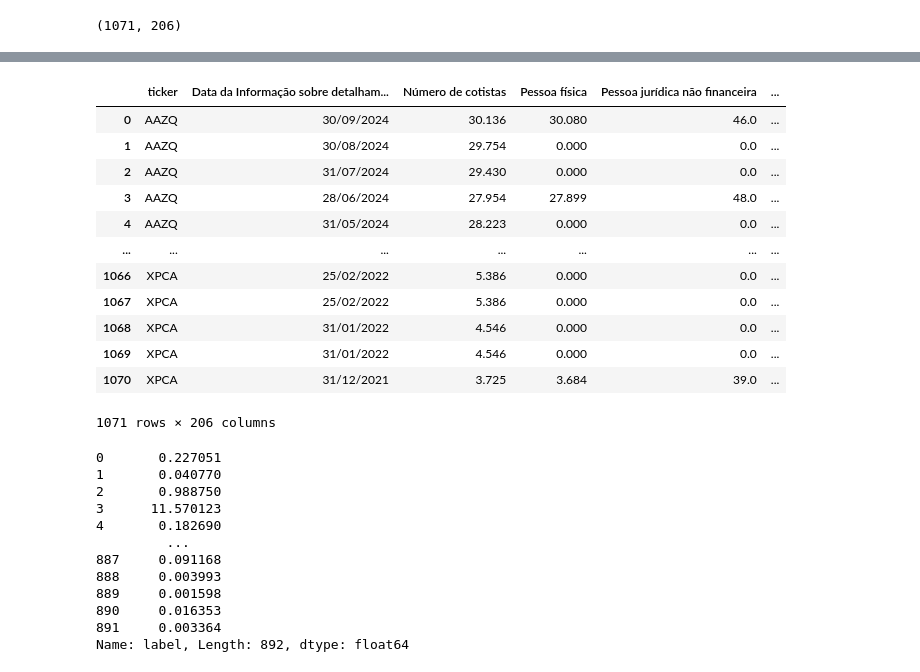
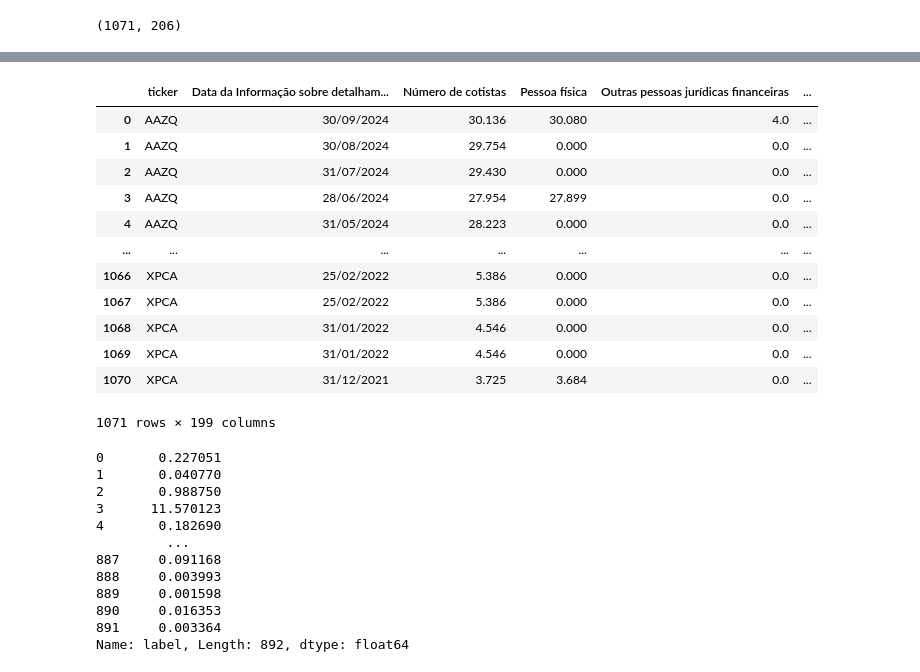
Before and after one commit to ErikMaia/tcc, a Jupyter notebook: src/analisys.ipynb, the cells around one changed output, grey strips where cells are left out. Cells and saved outputs as stored; diff of their text form; code cells hidden in the pictures.

Commit message:
fix: drop duplicate

```diff
--- a/src/analisys.ipynb
+++ b/src/analisys.ipynb
@@ -639,19 +637,19 @@ final[final.isna()] = 0
-# %%
-final
-# %% [output]
-|  | ticker | Data da Informação sobre detalham... | Número de cotistas | Pessoa física | Pessoa jurídica não financeira | ... |
-| 0 | AAZQ | 30/09/2024 | 30.136 | 30.080 | 46.0 | ... |
-| 1 | AAZQ | 30/08/2024 | 29.754 | 0.000 | 0.0 | ... |
-| 2 | AAZQ | 31/07/2024 | 29.430 | 0.000 | 0.0 | ... |
-| 3 | AAZQ | 28/06/2024 | 27.954 | 27.899 | 48.0 | ... |
-| 4 | AAZQ | 31/05/2024 | 28.223 | 0.000 | 0.0 | ... |
-| ... | ... | ... | ... | ... | ... | ... |
-| 1066 | XPCA | 25/02/2022 | 5.386 | 0.000 | 0.0 | ... |
-| 1067 | XPCA | 25/02/2022 | 5.386 | 0.000 | 0.0 | ... |
-| 1068 | XPCA | 31/01/2022 | 4.546 | 0.000 | 0.0 | ... |
-| 1069 | XPCA | 31/01/2022 | 4.546 | 0.000 | 0.0 | ... |
-| 1070 | XPCA | 31/12/2021 | 3.725 | 3.684 | 39.0 | ... |
-1071 rows × 206 columns
+# %%
+final.drop(columns=['Pessoa jurídica não financeira','Banco comercial', 'Corretora ou distribuidora', 'Entidade aberta de previdência complementar', 'Entidade fechada de previdência complementar', 'Regime próprio de previdência dos servidores públicos', 'Sociedade seguradora ou resseguradora'])
+# %% [output]
+|  | ticker | Data da Informação sobre detalham... | Número de cotistas | Pessoa física | Outras pessoas jurídicas financeiras | ... |
+| 0 | AAZQ | 30/09/2024 | 30.136 | 30.080 | 4.0 | ... |
+| 1 | AAZQ | 30/08/2024 | 29.754 | 0.000 | 0.0 | ... |
+| 2 | AAZQ | 31/07/2024 | 29.430 | 0.000 | 0.0 | ... |
+| 3 | AAZQ | 28/06/2024 | 27.954 | 27.899 | 0.0 | ... |
+| 4 | AAZQ | 31/05/2024 | 28.223 | 0.000 | 0.0 | ... |
+| ... | ... | ... | ... | ... | ... | ... |
+| 1066 | XPCA | 25/02/2022 | 5.386 | 0.000 | 0.0 | ... |
+| 1067 | XPCA | 25/02/2022 | 5.386 | 0.000 | 0.0 | ... |
+| 1068 | XPCA | 31/01/2022 | 4.546 | 0.000 | 0.0 | ... |
+| 1069 | XPCA | 31/01/2022 | 4.546 | 0.000 | 0.0 | ... |
+| 1070 | XPCA | 31/12/2021 | 3.725 | 3.684 | 0.0 | ... |
+1071 rows × 199 columns
 # %%
 label
 # %% [output]
```
Also changed, not shown: parts of 5 cells of this notebook.
